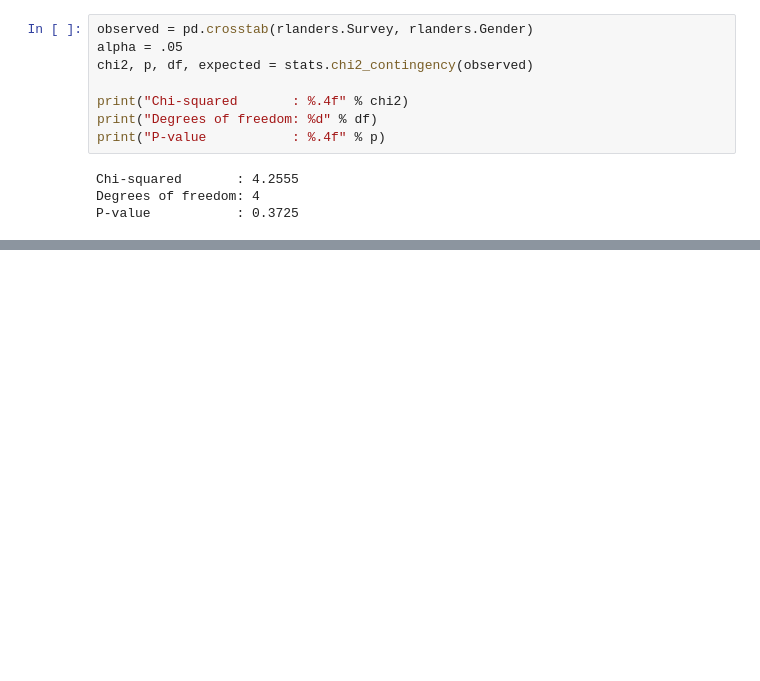
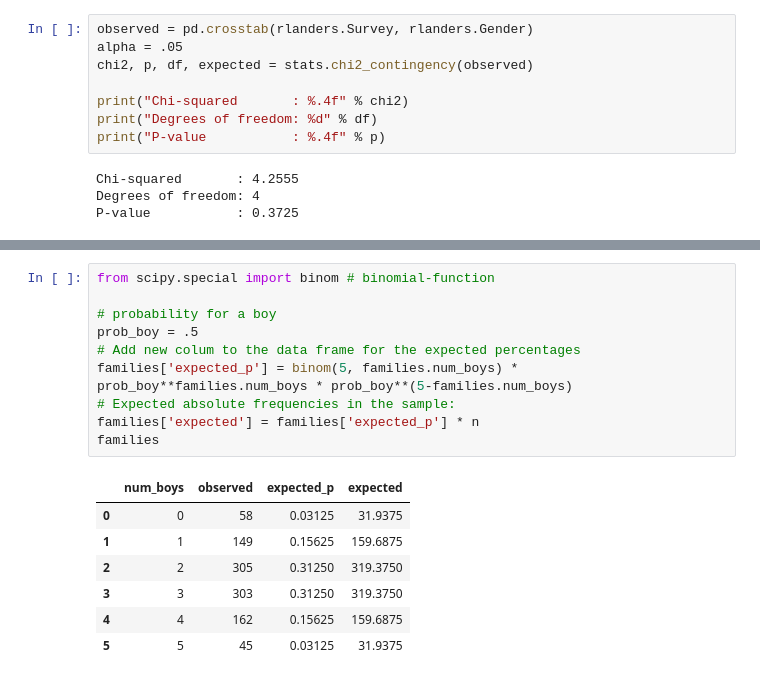
Before and after one commit to BartDePaepeHogent/dsai_voorbereiding, a Jupyter notebook: 4_bivariate_qual.ipynb, the cells around one changed output, grey strips where cells are left out. Cells and saved outputs as stored; diff of their text form; blank space fills up the shorter version.

```diff
--- a/4_bivariate_qual.ipynb
+++ b/4_bivariate_qual.ipynb
@@ -72,0 +165,18 @@ tplot.axvline(chi2, color='orange')  # chi-squared
+# %%
+from scipy.special import binom # binomial-function
+
+# probability for a boy
+prob_boy = .5
+# Add new colum to the data frame for the expected percentages
+families['expected_p'] = binom(5, families.num_boys) * prob_boy**families.num_boys * prob_boy**(5-families.num_boys)
+# Expected absolute frequencies in the sample:
+families['expected'] = families['expected_p'] * n
+families
+# %% [output]
+|  | num_boys | observed | expected_p | expected |
+| 0 | 0 | 58 | 0.03125 | 31.9375 |
+| 1 | 1 | 149 | 0.15625 | 159.6875 |
+| 2 | 2 | 305 | 0.31250 | 319.3750 |
+| 3 | 3 | 303 | 0.31250 | 319.3750 |
+| 4 | 4 | 162 | 0.15625 | 159.6875 |
+| 5 | 5 | 45 | 0.03125 | 31.9375 |
```
Also changed, not shown: parts of 18 cells of this notebook, 5 other files.
